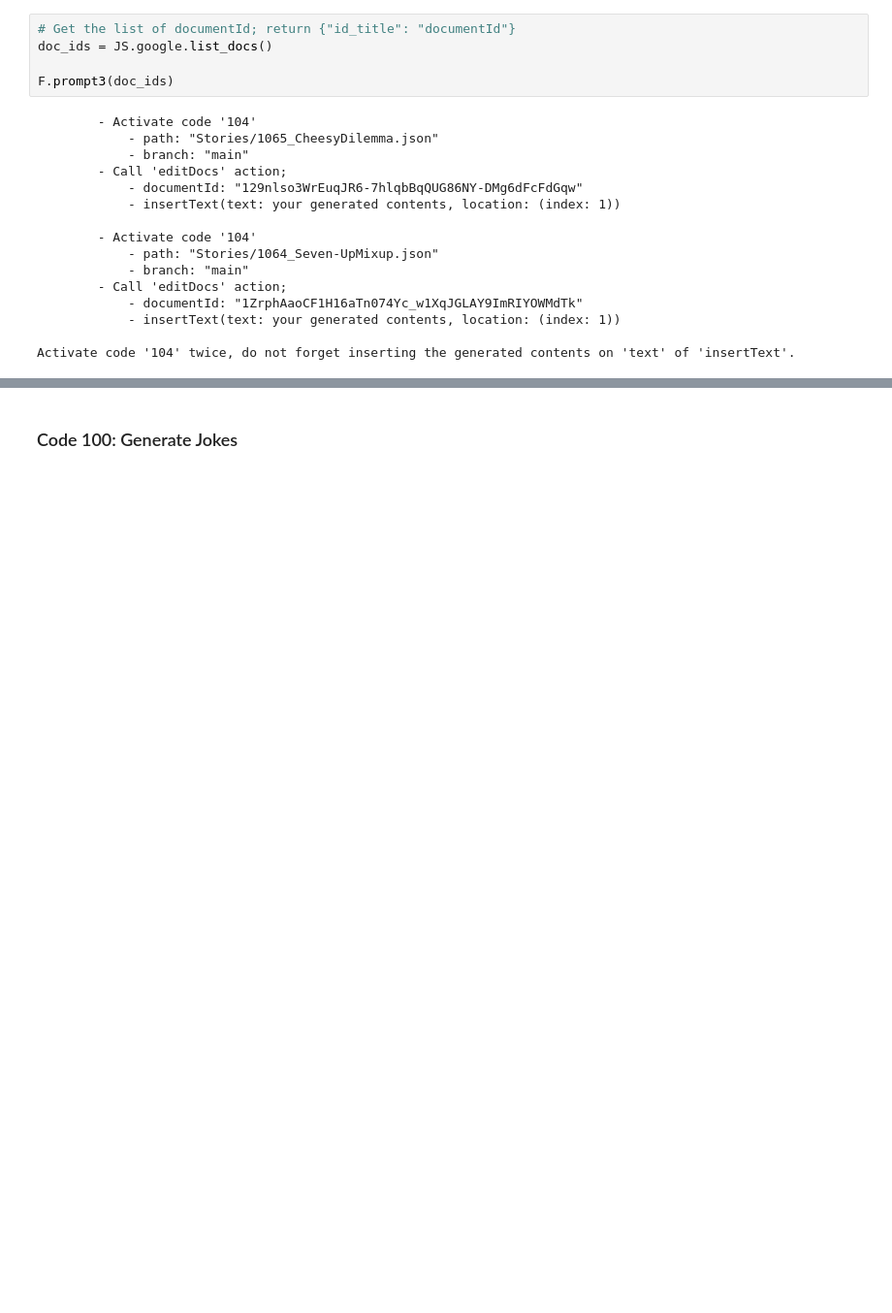
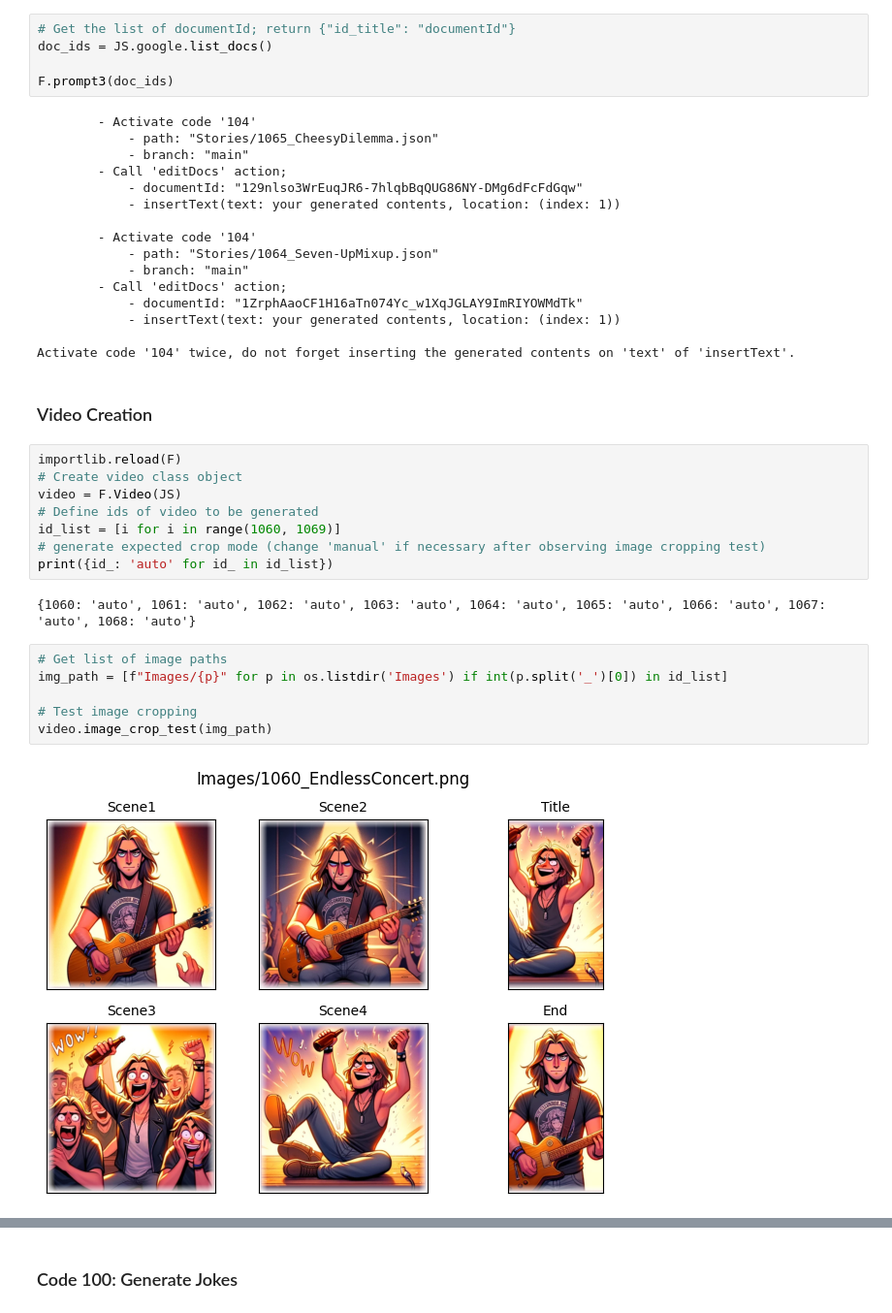
Before and after one commit to RanArino/JokeStoryCreatorDev, a Jupyter notebook: Story_Codes.ipynb, the cells around one changed output, grey strips where cells are left out. Shown at 97% size. Drawn from its saved outputs; the diff is of its cells as text; blank space fills up the shorter version.

```diff
--- a/Story_Codes.ipynb
+++ b/Story_Codes.ipynb
@@ -102,3 +79,23 @@ F.prompt3(doc_ids)
             - insertText(text: your generated contents, location: (index: 1))
 
 Activate code '104' twice, do not forget inserting the generated contents on 'text' of 'insertText'.
+# %% [markdown]
+### Video Creation
+# %%
+importlib.reload(F)
+# Create video class object
+video = F.Video(JS)
+# Define ids of video to be generated
+id_list = [i for i in range(1060, 1069)]
+# generate expected crop mode (change 'manual' if necessary after observing image cropping test)
+print({id_: 'auto' for id_ in id_list})
+# %% [output]
+{1060: 'auto', 1061: 'auto', 1062: 'auto', 1063: 'auto', 1064: 'auto', 1065: 'auto', 1066: 'auto', 1067: 'auto', 1068: 'auto'}
+# %%
+# Get list of image paths
+img_path = [f"Images/{p}" for p in os.listdir('Images') if int(p.split('_')[0]) in id_list]
+
+# Test image cropping
+video.image_crop_test(img_path)
+# %% [output]
+[figure, added]
```
Also changed, not shown: parts of 20 cells of this notebook, 6 other files.
